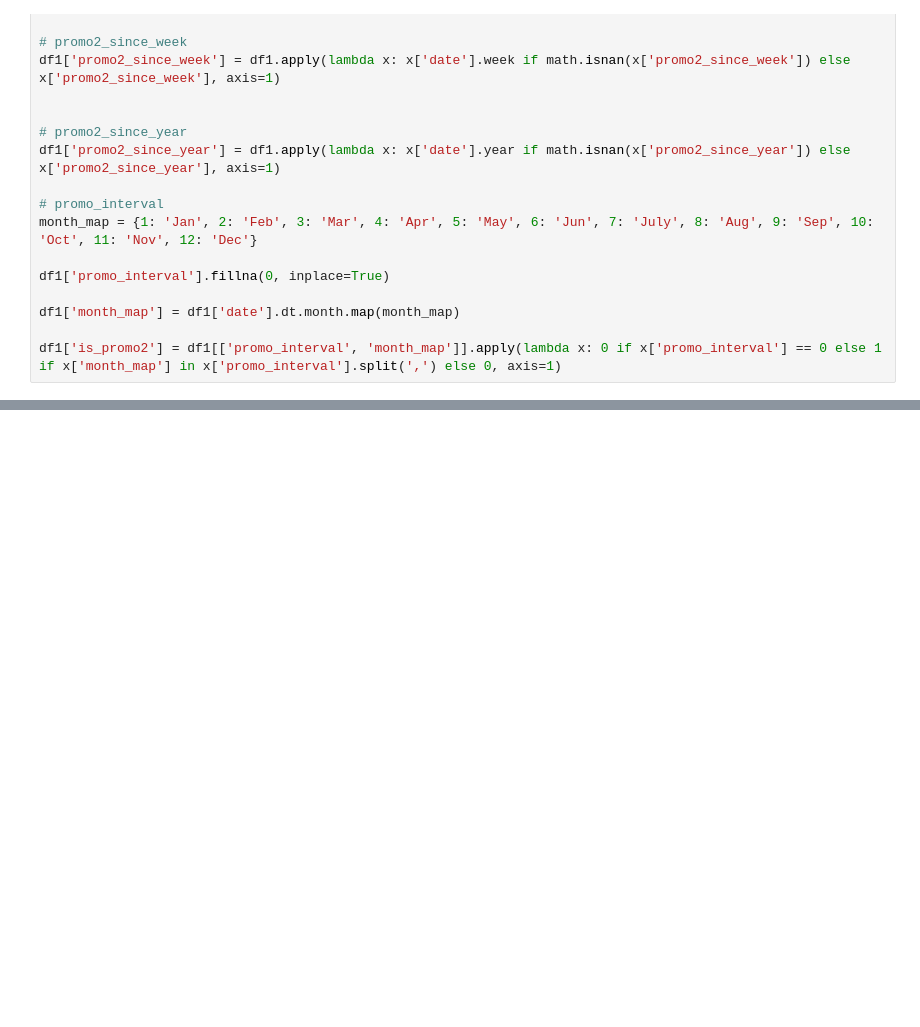
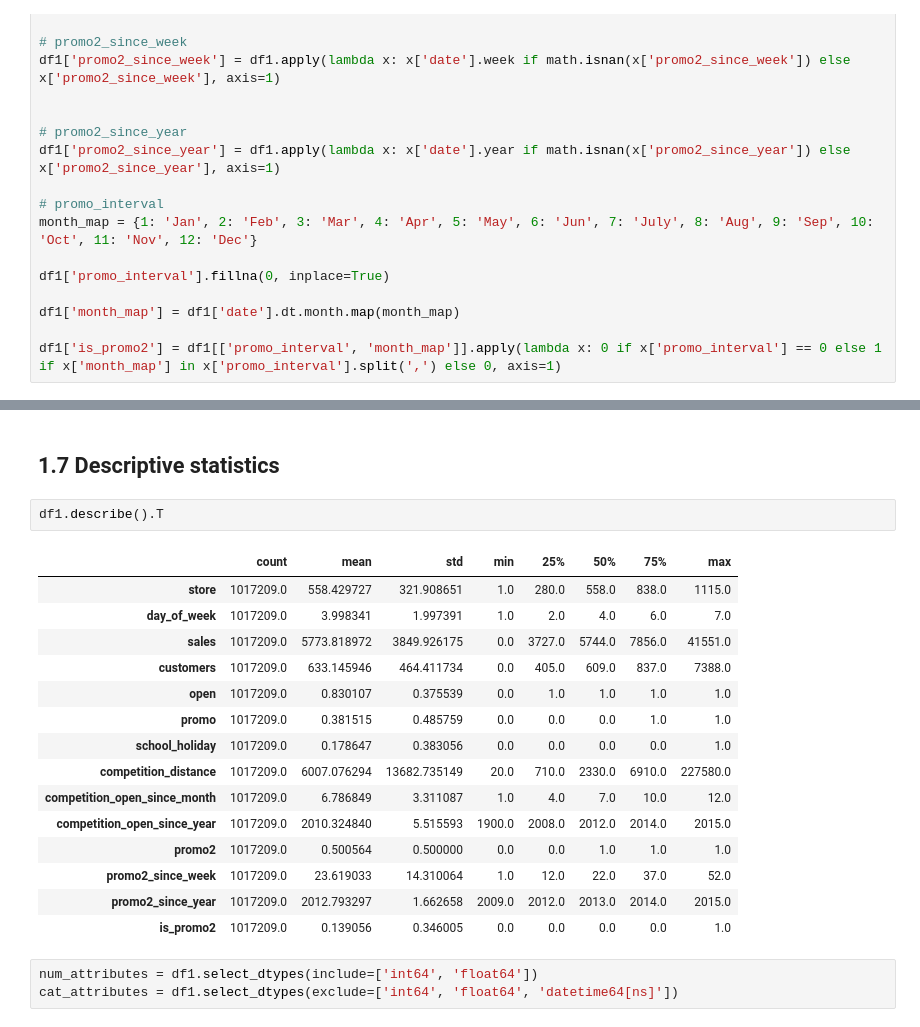
Before and after one commit to gdelimacarvalho/rossmann_store_sales_project, a Jupyter notebook: rossmann_store_sales_project.ipynb, the cells around one changed output, grey strips where cells are left out. Saved outputs shown, nothing was run; the diff lists cells and outputs as text; blank space fills up the shorter version.

```diff
--- a/rossmann_store_sales_project.ipynb
+++ b/rossmann_store_sales_project.ipynb
@@ -145 +197,24 @@ df1['is_promo2'] = df1[['promo_interval', 'month_map']].apply(lambda x: 0 if x['
+# %% [markdown]
+## 1.7 Descriptive statistics
+# %%
+df1.describe().T
+# %% [output]
+|  | count | mean | std | min | 25% | 50% | 75% | max |
+| store | 1017209.0 | 558.429727 | 321.908651 | 1.0 | 280.0 | 558.0 | 838.0 | 1115.0 |
+| day_of_week | 1017209.0 | 3.998341 | 1.997391 | 1.0 | 2.0 | 4.0 | 6.0 | 7.0 |
+| sales | 1017209.0 | 5773.818972 | 3849.926175 | 0.0 | 3727.0 | 5744.0 | 7856.0 | 41551.0 |
+| customers | 1017209.0 | 633.145946 | 464.411734 | 0.0 | 405.0 | 609.0 | 837.0 | 7388.0 |
+| open | 1017209.0 | 0.830107 | 0.375539 | 0.0 | 1.0 | 1.0 | 1.0 | 1.0 |
+| promo | 1017209.0 | 0.381515 | 0.485759 | 0.0 | 0.0 | 0.0 | 1.0 | 1.0 |
+| school_holiday | 1017209.0 | 0.178647 | 0.383056 | 0.0 | 0.0 | 0.0 | 0.0 | 1.0 |
+| competition_distance | 1017209.0 | 6007.076294 | 13682.735149 | 20.0 | 710.0 | 2330.0 | 6910.0 | 227580.0 |
+| competition_open_since_month | 1017209.0 | 6.786849 | 3.311087 | 1.0 | 4.0 | 7.0 | 10.0 | 12.0 |
+| competition_open_since_year | 1017209.0 | 2010.324840 | 5.515593 | 1900.0 | 2008.0 | 2012.0 | 2014.0 | 2015.0 |
+| promo2 | 1017209.0 | 0.500564 | 0.500000 | 0.0 | 0.0 | 1.0 | 1.0 | 1.0 |
+| promo2_since_week | 1017209.0 | 23.619033 | 14.310064 | 1.0 | 12.0 | 22.0 | 37.0 | 52.0 |
+| promo2_since_year | 1017209.0 | 2012.793297 | 1.662658 | 2009.0 | 2012.0 | 2013.0 | 2014.0 | 2015.0 |
+| is_promo2 | 1017209.0 | 0.139056 | 0.346005 | 0.0 | 0.0 | 0.0 | 0.0 | 1.0 |
+# %%
+num_attributes = df1.select_dtypes(include=['int64', 'float64'])
+cat_attributes = df1.select_dtypes(exclude=['int64', 'float64', 'datetime64[ns]'])
 # %% [markdown]
```
Also changed, not shown: parts of 17 cells of this notebook.
